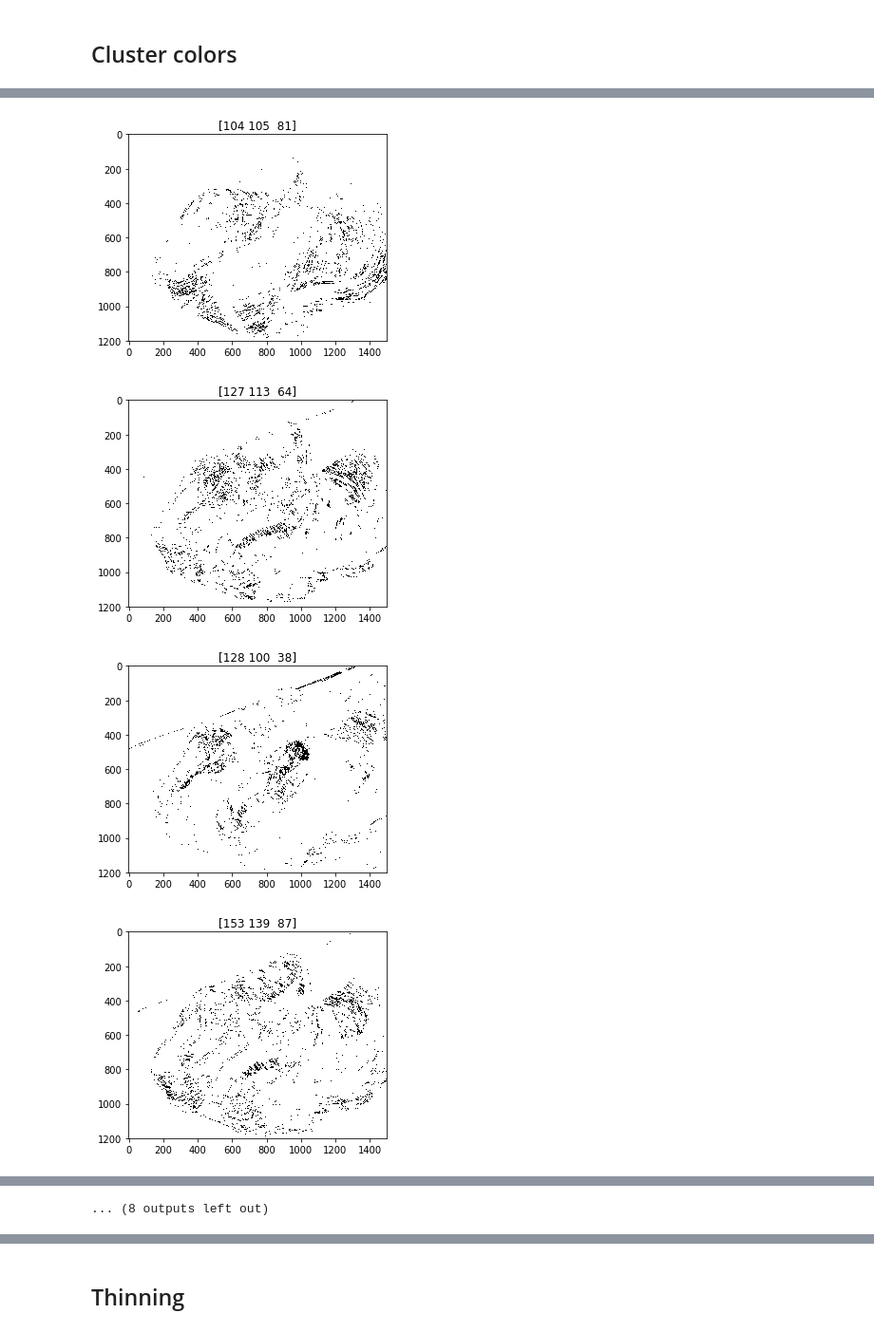
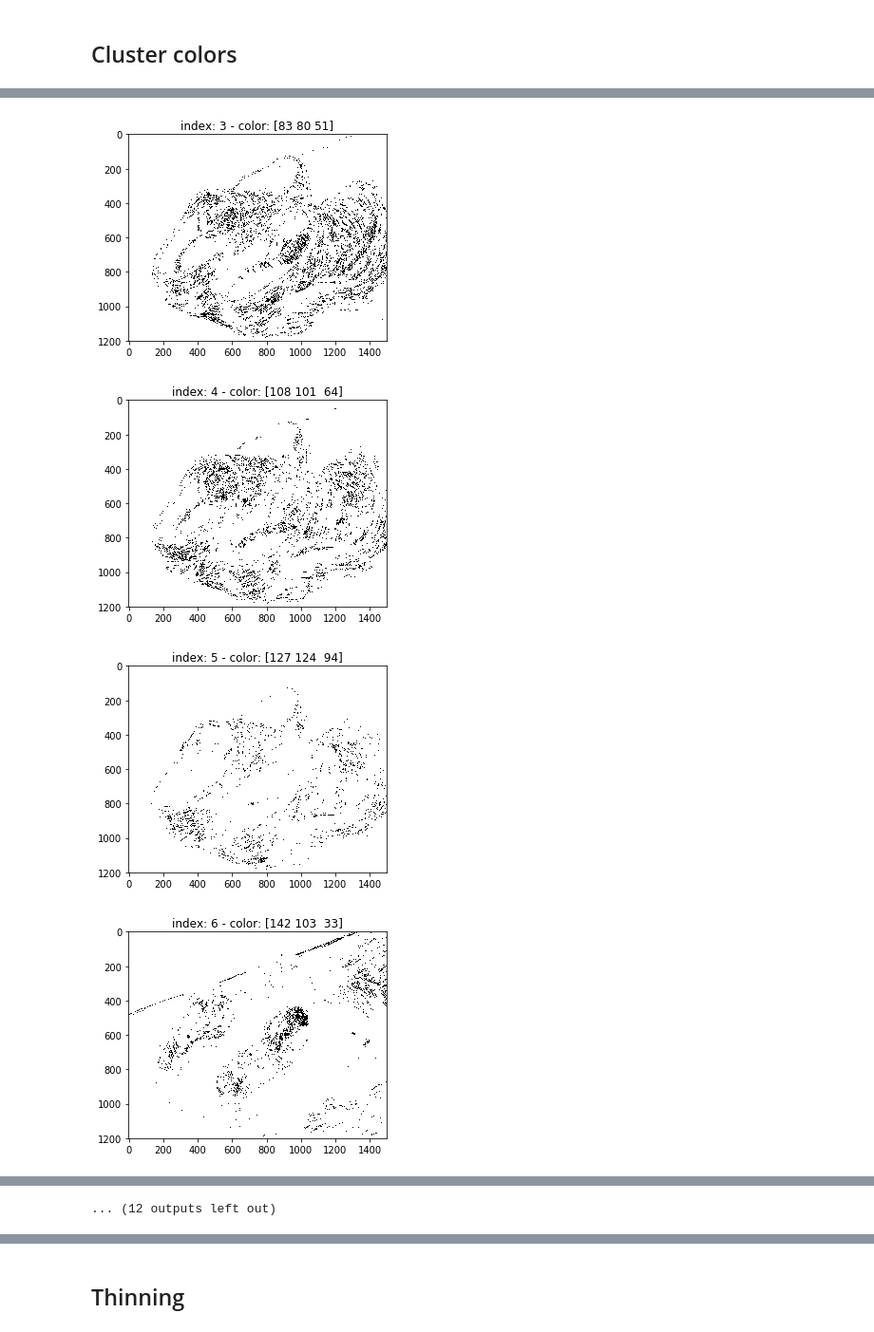
Before and after one commit to torres07/visao-computacional, a Jupyter notebook: projeto-vg/detect-brushstrokes.ipynb, the cells around one changed output, grey strips where cells are left out. Shown: that part at 95% size. Saved outputs shown, nothing was run; the diff lists cells and outputs as text; code cells hidden in the pictures.

Commit message:
clean code and new images

```diff
--- a/projeto-vg/detect-brushstrokes.ipynb
+++ b/projeto-vg/detect-brushstrokes.ipynb
@@ -12,8 +12,8 @@ Z = img.reshape((-1, 3))
 Z = np.float32(Z)
 
 criteria = (cv2.TERM_CRITERIA_EPS + cv2.TERM_CRITERIA_MAX_ITER, 10, 1.0)
-K = 20
-ret,label,center=cv2.kmeans(Z, K, None, criteria, 10, cv2.KMEANS_RANDOM_CENTERS)
+K = 24
+ret, label, center = cv2.kmeans(Z, K, None, criteria, 10, cv2.KMEANS_RANDOM_CENTERS)
 
 # Now convert back into uint8, and make original image
 center = np.uint8(center)
@@ -28,11 +28,2 @@ plt.show()
 # %% [markdown]
 ## Cluster colors
-# %%
-color_clusters = np.unique(res2.reshape(-1, img.shape[2]), axis=0)
-
-for c in color_clusters:
-    a = np.full((1, 1, 3), c)
-    plt.figure(figsize=(2,2))
-    plt.imshow(a)
-    plt.title(c)
-    plt.show()
@@ -53,9 +48,14 @@ for c in color_clusters:
 # %%
+i = 0
+binary_images = []
+
 for c in color_clusters:
     ans = np.where(res2 == c, 0, 255)
-    ans = ans[:,:,0]
-    ans = np.uint8(ans / 255)
+    ans = ans[:,:,0] # just one channel
+    ans = np.uint8(ans / 255) # [0, 1] values
+    binary_images.append(ans)
     plt.imshow(ans, 'gray')
-    plt.title(c)
+    plt.title('index: {} - color: {}'.format(i, c))
     plt.show()
+    i = i + 1
 # %% [output]
@@ -65,4 +65,4 @@ for c in color_clusters:
-[figure, old version]
+[figure, new version]
-[figure, old version]
+[figure, new version]
-[figure, old version]
+[figure, new version]
-[figure, old version]
+[figure, new version]
@@ -74,2 +74,2 @@ for c in color_clusters:
-... (8 outputs left out)
+... (12 outputs left out)
 # %% [markdown]
```
Also changed, not shown: parts of 25 cells of this notebook, 10 other files.
